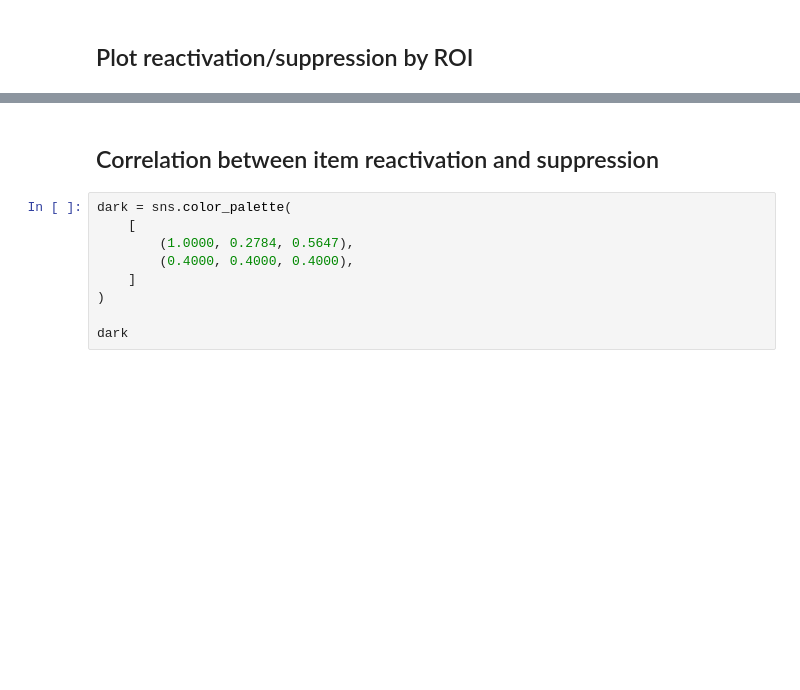
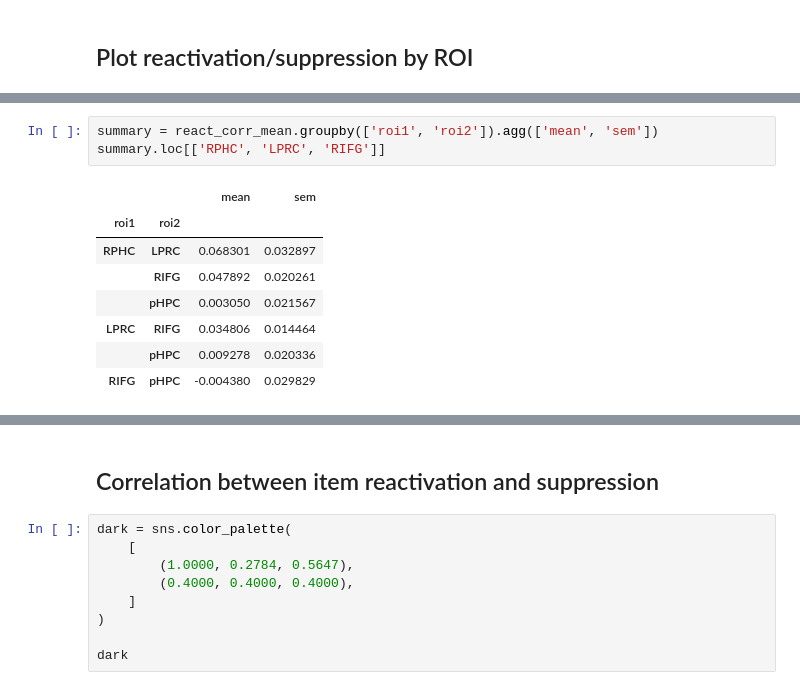
Before and after one commit to prestonlab/bender_study, a Jupyter notebook: jupyter/plot_react_stats.ipynb, the cells around one changed output, grey strips where cells are left out. Drawn from its saved outputs; the diff is of its cells as text; blank space fills up the shorter version.

```diff
--- a/jupyter/plot_react_stats.ipynb
+++ b/jupyter/plot_react_stats.ipynb
@@ -141,0 +156,12 @@ LINO NOT subset; don't know how to subset; dropped
+# %%
+summary = react_corr_mean.groupby(['roi1', 'roi2']).agg(['mean', 'sem'])
+summary.loc[['RPHC', 'LPRC', 'RIFG']]
+# %% [output]
+|  |  | mean | sem |
+| roi1 | roi2 |  |  |
+| RPHC | LPRC | 0.068301 | 0.032897 |
+|  | RIFG | 0.047892 | 0.020261 |
+|  | pHPC | 0.003050 | 0.021567 |
+| LPRC | RIFG | 0.034806 | 0.014464 |
+|  | pHPC | 0.009278 | 0.020336 |
+| RIFG | pHPC | -0.004380 | 0.029829 |
```
Also changed, not shown: parts of 16 cells of this notebook.
